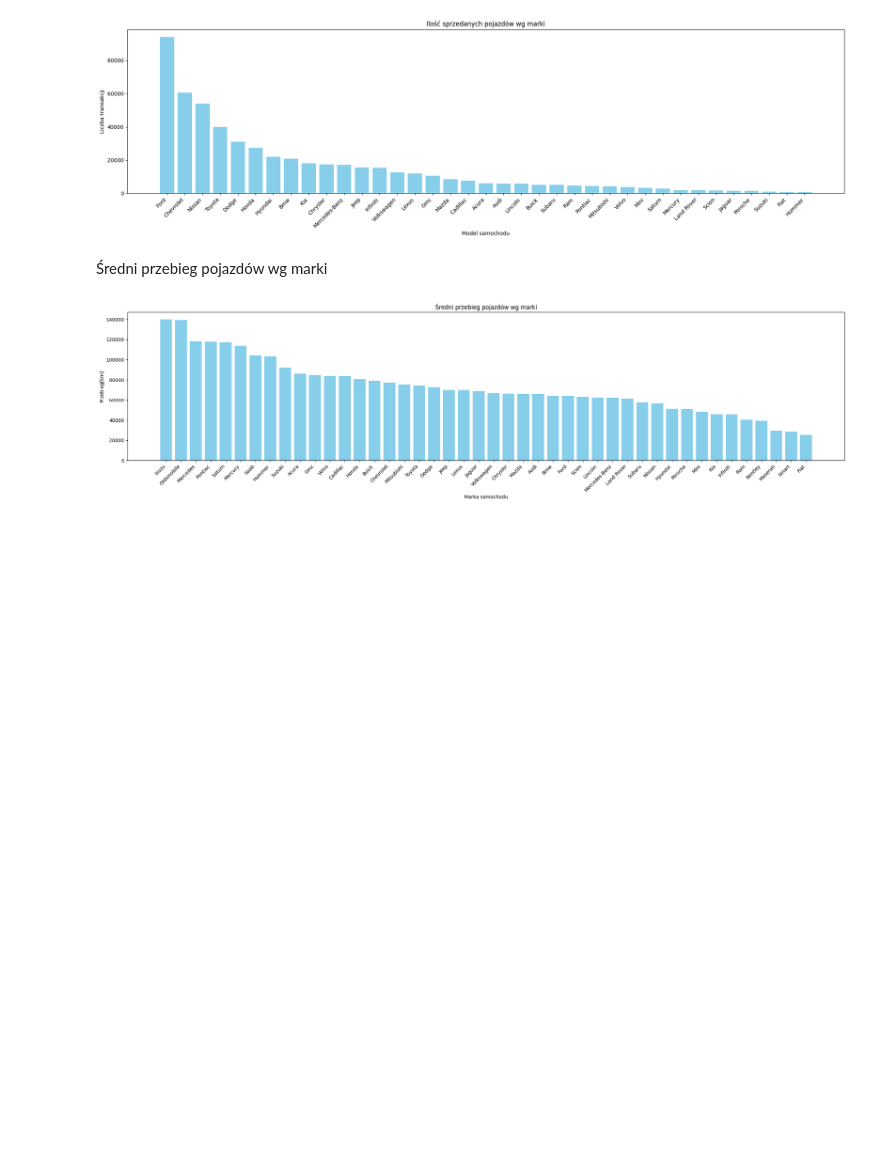
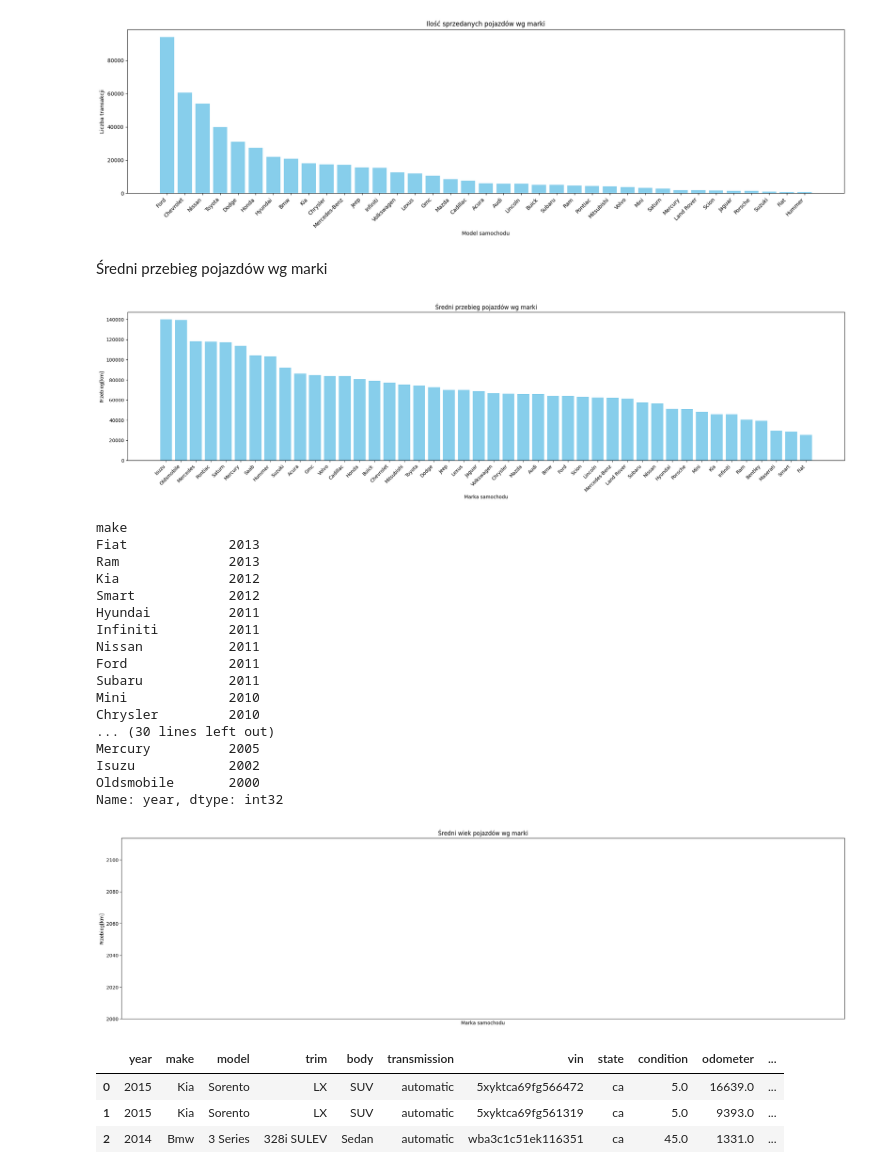
Before and after one commit to Michal170/big_data_analysis, a Jupyter notebook: car_prices.ipynb, the cells around one changed output. Cells and saved outputs as stored; diff of their text form; code cells hidden in the pictures; blank space fills up the shorter version.

```diff
--- a/car_prices.ipynb
+++ b/car_prices.ipynb
@@ -49,3 +49,45 @@ plt.tight_layout()
 plt.show()
 # %% [output]
 [figure]
+# %%
+
+mean_age = database.groupby('make')['year'].mean()
+mean_age_sorted = mean_age.sort_values(ascending=False).round().astype(int)
+
+print(mean_age_sorted)
+
+plt.figure(figsize=(22, 6))
+plt.bar(mean_age_sorted.index, mean_age_sorted.values, color='skyblue')
+plt.xlabel('Marka samochodu')
+plt.ylabel('Przebieg[km]')
+plt.title('Średni wiek pojazdów wg marki')
+plt.xticks(rotation=45, ha='right')
+plt.xlim(2000, 2020)
+plt.tight_layout()
+plt.show()
+# %% [output]
+make
+Fiat             2013
+Ram              2013
+Kia              2012
+Smart            2012
+Hyundai          2011
+Infiniti         2011
+Nissan           2011
+Ford             2011
+Subaru           2011
+Mini             2010
+Chrysler         2010
+... (30 lines left out)
+Mercury          2005
+Isuzu            2002
+Oldsmobile       2000
+Name: year, dtype: int32
+[figure, added]
+# %%
+database.head(3)
+# %% [output]
+|  | year | make | model | trim | body | transmission | vin | state | condition | odometer | ... |
+| 0 | 2015 | Kia | Sorento | LX | SUV | automatic | 5xyktca69fg566472 | ca | 5.0 | 16639.0 | ... |
+| 1 | 2015 | Kia | Sorento | LX | SUV | automatic | 5xyktca69fg561319 | ca | 5.0 | 9393.0 | ... |
+| 2 | 2014 | Bmw | 3 Series | 328i SULEV | Sedan | automatic | wba3c1c51ek116351 | ca | 45.0 | 1331.0 | ... |
```
